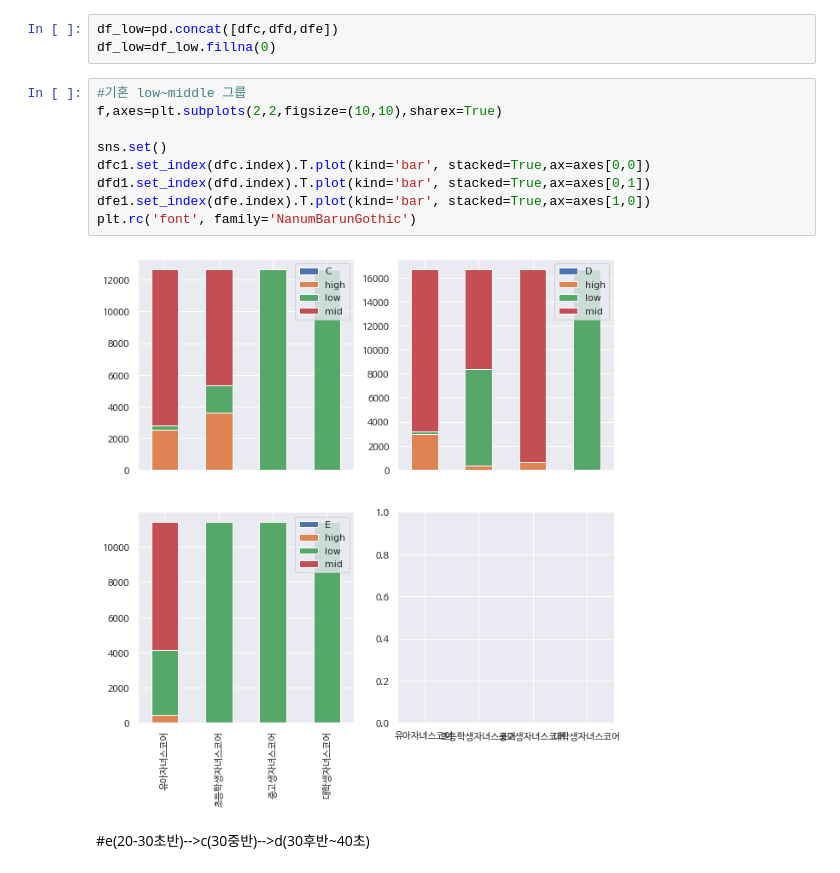
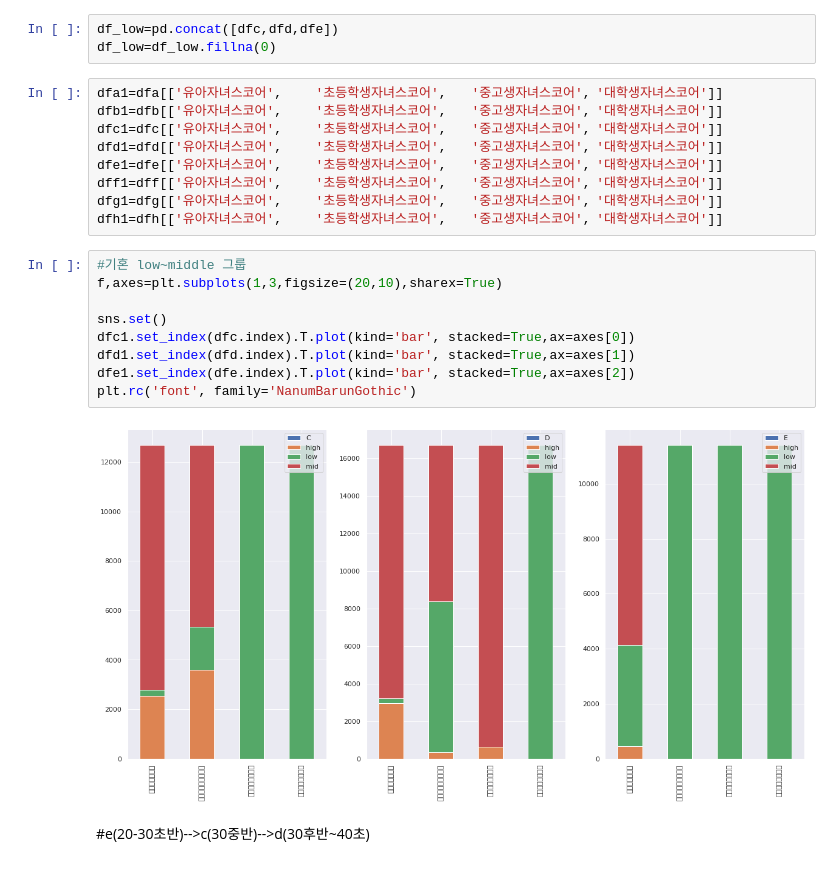
Before and after one commit to danbikiki/machine-learning, a Jupyter notebook: 삼성카드_시각화.ipynb, the cells around one changed output. Drawn from its saved outputs; the diff is of its cells as text.

```diff
--- a/삼성카드_시각화.ipynb
+++ b/삼성카드_시각화.ipynb
@@ -234,16 +241,25 @@ make_graph(df_married)
 # %%
 df_low=pd.concat([dfc,dfd,dfe])
 df_low=df_low.fillna(0)
+# %%
+dfa1=dfa[['유아자녀스코어',	'초등학생자녀스코어',	'중고생자녀스코어',	'대학생자녀스코어']]
+dfb1=dfb[['유아자녀스코어',	'초등학생자녀스코어',	'중고생자녀스코어',	'대학생자녀스코어']]
+dfc1=dfc[['유아자녀스코어',	'초등학생자녀스코어',	'중고생자녀스코어',	'대학생자녀스코어']]
+dfd1=dfd[['유아자녀스코어',	'초등학생자녀스코어',	'중고생자녀스코어',	'대학생자녀스코어']]
+dfe1=dfe[['유아자녀스코어',	'초등학생자녀스코어',	'중고생자녀스코어',	'대학생자녀스코어']]
+dff1=dff[['유아자녀스코어',	'초등학생자녀스코어',	'중고생자녀스코어',	'대학생자녀스코어']]
+dfg1=dfg[['유아자녀스코어',	'초등학생자녀스코어',	'중고생자녀스코어',	'대학생자녀스코어']]
+dfh1=dfh[['유아자녀스코어',	'초등학생자녀스코어',	'중고생자녀스코어',	'대학생자녀스코어']]
 # %%
 #기혼 low~middle 그룹
-f,axes=plt.subplots(2,2,figsize=(10,10),sharex=True)
+f,axes=plt.subplots(1,3,figsize=(20,10),sharex=True)
 
 sns.set()
-dfc1.set_index(dfc.index).T.plot(kind='bar', stacked=True,ax=axes[0,0])
-dfd1.set_index(dfd.index).T.plot(kind='bar', stacked=True,ax=axes[0,1])
-dfe1.set_index(dfe.index).T.plot(kind='bar', stacked=True,ax=axes[1,0])
+dfc1.set_index(dfc.index).T.plot(kind='bar', stacked=True,ax=axes[0])
+dfd1.set_index(dfd.index).T.plot(kind='bar', stacked=True,ax=axes[1])
+dfe1.set_index(dfe.index).T.plot(kind='bar', stacked=True,ax=axes[2])
 plt.rc('font', family='NanumBarunGothic')
 # %% [output]
-[figure, old version]
+[figure, new version]
 # %% [markdown]
 #e(20-30초반)-->c(30중반)-->d(30후반~40초)
```
Also changed, not shown: parts of 35 cells of this notebook.
